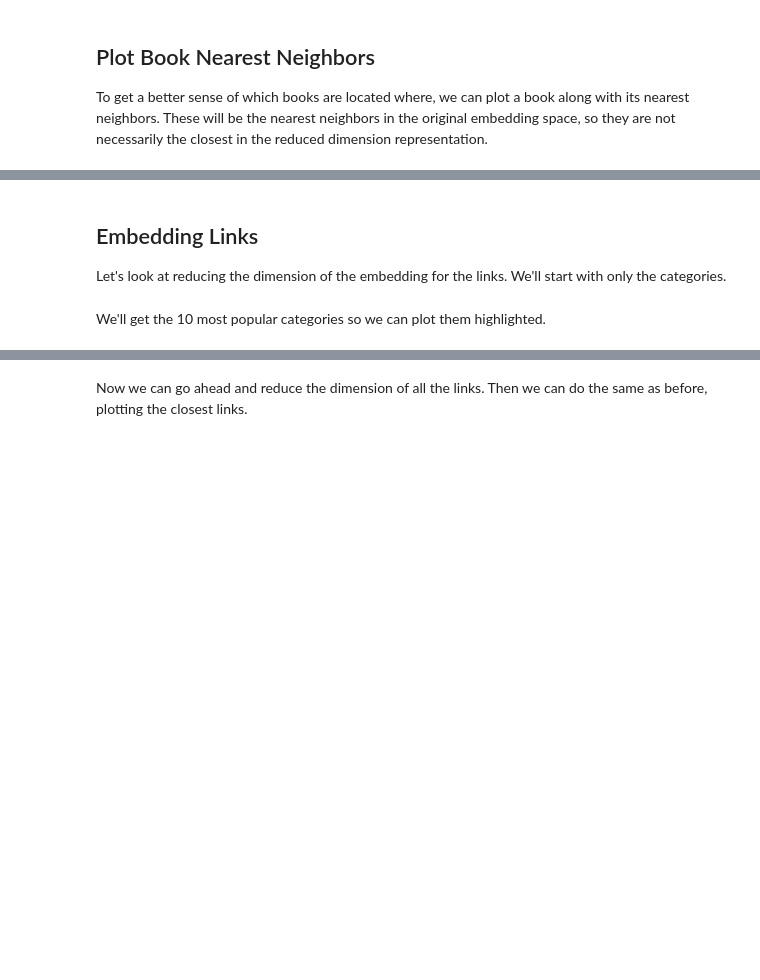
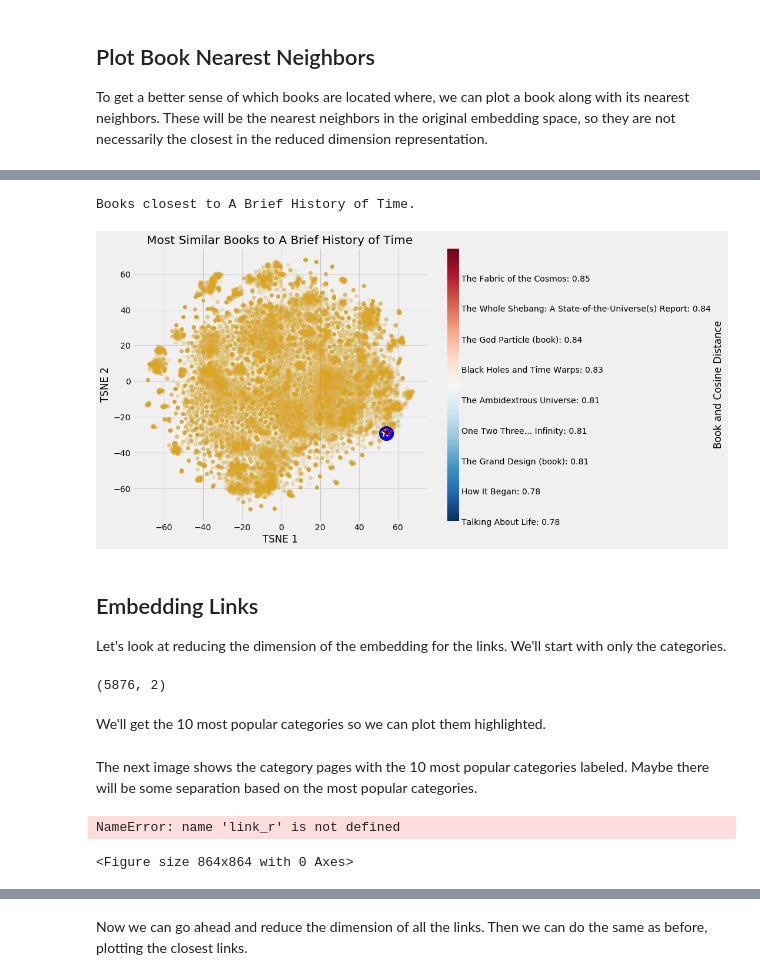
Before and after one commit to WillKoehrsen/wikipedia-data-science, a Jupyter notebook: notebooks/Book Recommendation System.ipynb, the cells around one changed output, grey strips where cells are left out. Drawn from its saved outputs; the diff is of its cells as text; code cells hidden in the pictures; blank space fills up the shorter version.

```diff
--- a/notebooks/Book Recommendation System.ipynb
+++ b/notebooks/Book Recommendation System.ipynb
@@ -1074,13 +1113,18 @@ plot_closest('War and Peace', book_weights_acc, 'book', 10, book_ru)
 # %%
-plot_closest('A Brief History of Time', book_weights_acc, 'book', 10, book_ru)
+plot_closest('A Brief History of Time', book_weights_class, 'book', 10, book_r)
+# %% [output]
+Books closest to A Brief History of Time.
+[figure, added]
 # %% [markdown]
 ## Embedding Links
 
 Let's look at reducing the dimension of the embedding for the links. We'll start with only the categories.
 # %%
 idx_to_include = [idx for link, idx in link_index.items() if 'category:' in link]
-link_ru = reduce_dim(link_weights_class[idx_to_include], components = 2, method = 'umap')
-link_ru.shape
+link_r = reduce_dim(link_weights_class[idx_to_include], components = 2, method = 'tsne')
+link_r.shape
+# %% [output]
+(5876, 2)
 # %% [markdown]
 We'll get the 10 most popular categories so we can plot them highlighted.
 # %%
@@ -1090,11 +1140,16 @@ for link in cats:
+# %% [markdown]
+The next image shows the category pages with the 10 most popular categories labeled. Maybe there will be some separation based on the most popular categories.
 # %%
 plt.figure(figsize = (12, 12))
-plt.scatter(link_ru[:, 0], link_ru[:, 1], alpha = 0.6)
+plt.scatter(link_r[:, 0], link_r[:, 1], alpha = 0.6)
 
 for i in idx:
-    x, y = link_ru[i, 0], link_ru[i, 1]
+    x, y = link_r[i, 0], link_r[i, 1]
     s = index_link[idx_to_include[i]].split(':')[-1]
     _ = plt.text(x, y, s, fontsize = 18);
 
-plt.xlabel('UMAP 1'); plt.ylabel('UMAP 2'); plt.title('UMAP Visualization of Wikilinks Embedding');
+plt.xlabel('TSNE 1'); plt.ylabel('TSNE 2'); plt.title('Wikilinks Category Embedding Visualized with TSNE');
+# %% [output]
+NameError: name 'link_r' is not defined
+<Figure size 864x864 with 0 Axes>
 # %%
```
Also changed, not shown: parts of 18 cells of this notebook.
